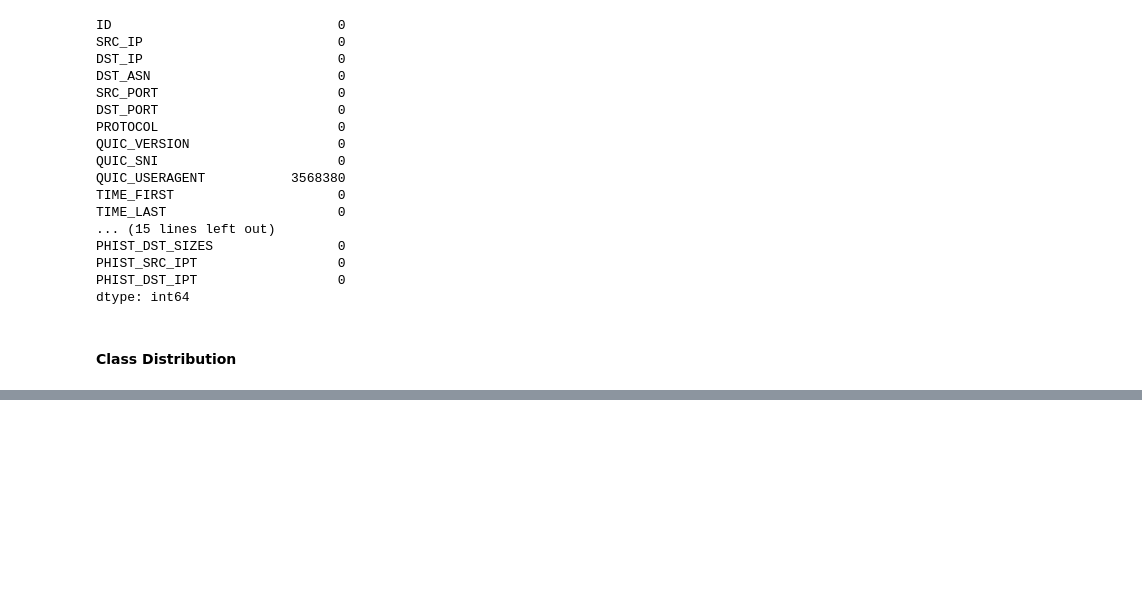
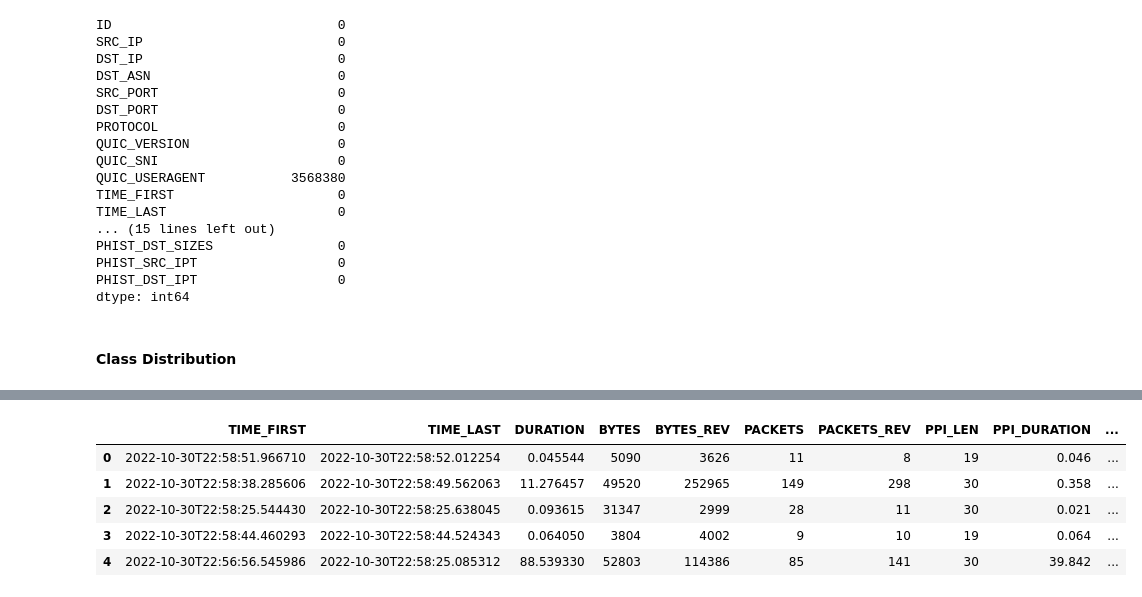
Before and after one commit to ShaneBrodigan/QUIC_Network_Traffic_Identification, a Jupyter notebook: Analysis.ipynb, the cells around one changed output, grey strips where cells are left out. Drawn from its saved outputs; the diff is of its cells as text; code cells hidden in the pictures; blank space fills up the shorter version.

```diff
--- a/Analysis.ipynb
+++ b/Analysis.ipynb
@@ -100,0 +172,5 @@ app_provider_percentage = app_counts
+# %%
+import pyarrow.parquet as pq
+
+week_1 = pd.read_parquet('./dataset/week_1/mon.parquet')
+week_1.info()
@@ -100,0 +195,9 @@ app_provider_percentage = app_counts
+# %%
+week_1.head(5)
+# %% [output]
+|  | TIME_FIRST | TIME_LAST | DURATION | BYTES | BYTES_REV | PACKETS | PACKETS_REV | PPI_LEN | PPI_DURATION | ... |
+| 0 | 2022-10-30T22:58:51.966710 | 2022-10-30T22:58:52.012254 | 0.045544 | 5090 | 3626 | 11 | 8 | 19 | 0.046 | ... |
+| 1 | 2022-10-30T22:58:38.285606 | 2022-10-30T22:58:49.562063 | 11.276457 | 49520 | 252965 | 149 | 298 | 30 | 0.358 | ... |
+| 2 | 2022-10-30T22:58:25.544430 | 2022-10-30T22:58:25.638045 | 0.093615 | 31347 | 2999 | 28 | 11 | 30 | 0.021 | ... |
+| 3 | 2022-10-30T22:58:44.460293 | 2022-10-30T22:58:44.524343 | 0.064050 | 3804 | 4002 | 9 | 10 | 19 | 0.064 | ... |
+| 4 | 2022-10-30T22:56:56.545986 | 2022-10-30T22:58:25.085312 | 88.539330 | 52803 | 114386 | 85 | 141 | 30 | 39.842 | ... |
```
Also changed, not shown: parts of 8 cells of this notebook, 5 other files.
